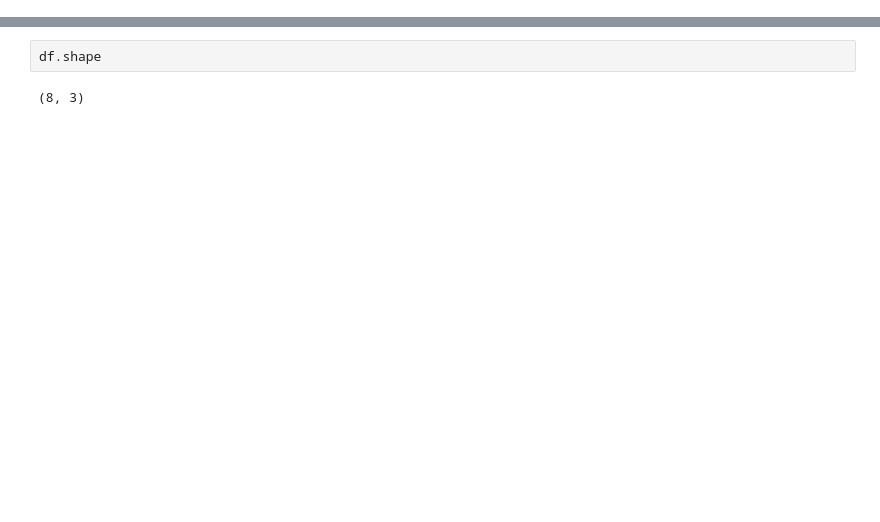
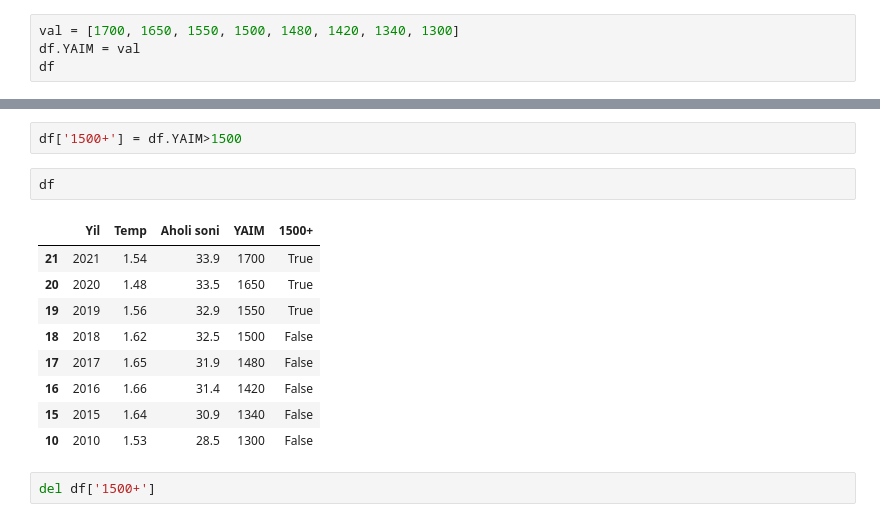
Before and after one commit to lazizrakhmat/DS-Pandas, a Jupyter notebook: _2_2_2_DataFrame.ipynb, the cells around one changed output, grey strips where cells are left out. Drawn from its saved outputs; the diff is of its cells as text; blank space fills up the shorter version.

```diff
--- a/_2_2_2_DataFrame.ipynb
+++ b/_2_2_2_DataFrame.ipynb
@@ -28,0 +99,4 @@ df.head()
+# %%
+val = [1700, 1650, 1550, 1500, 1480, 1420, 1340, 1300]
+df.YAIM = val
+df
@@ -29,4 +113,16 @@ df.head()
+# %%
+df['1500+'] = df.YAIM>1500
 # %%
-df.shape
+df
 # %% [output]
-(8, 3)
+|  | Yil | Temp | Aholi soni | YAIM | 1500+ |
+| 21 | 2021 | 1.54 | 33.9 | 1700 | True |
+| 20 | 2020 | 1.48 | 33.5 | 1650 | True |
+| 19 | 2019 | 1.56 | 32.9 | 1550 | True |
+| 18 | 2018 | 1.62 | 32.5 | 1500 | False |
+| 17 | 2017 | 1.65 | 31.9 | 1480 | False |
+| 16 | 2016 | 1.66 | 31.4 | 1420 | False |
+| 15 | 2015 | 1.64 | 30.9 | 1340 | False |
+| 10 | 2010 | 1.53 | 28.5 | 1300 | False |
+# %%
+del df['1500+']
```
Also changed, not shown: parts of 16 cells of this notebook.
